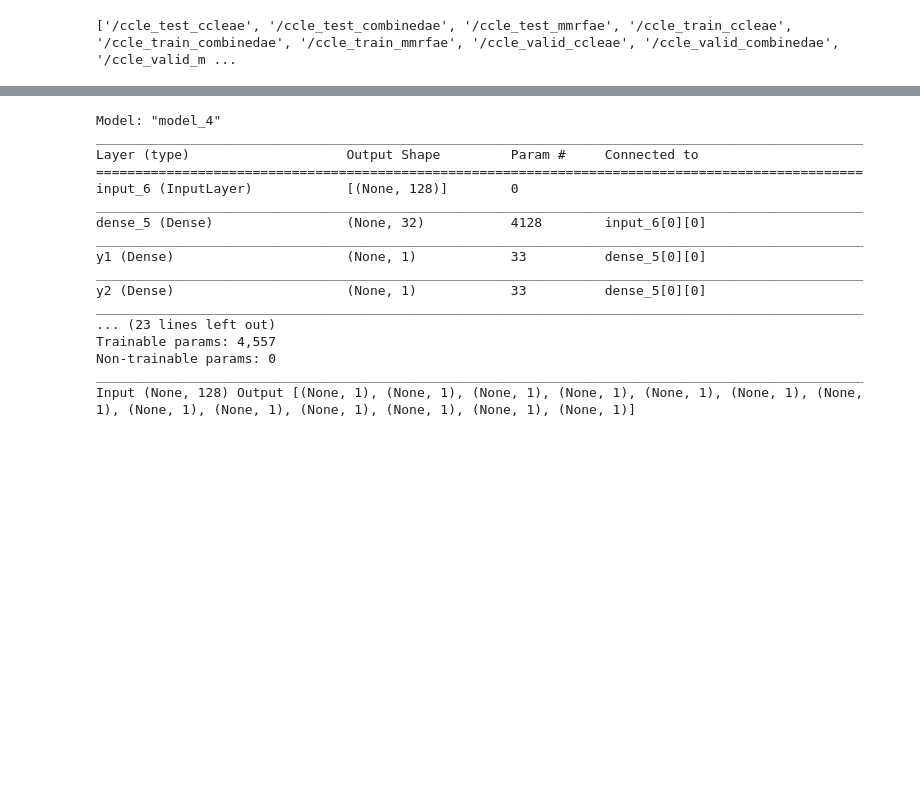
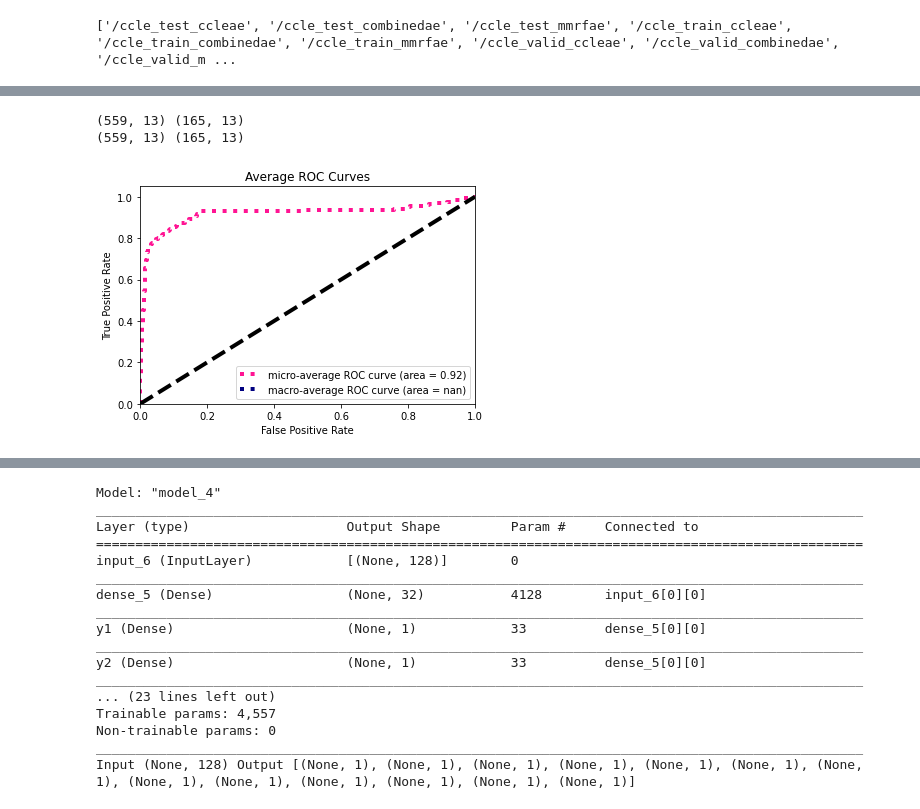
Before and after one commit to nalinimsingh/mm-cell_lines, a Jupyter notebook: AE_multiTaskNN.ipynb, the cells around one changed output, grey strips where cells are left out. Drawn from its saved outputs; the diff is of its cells as text; code cells hidden in the pictures; blank space fills up the shorter version.

```diff
--- a/AE_multiTaskNN.ipynb
+++ b/AE_multiTaskNN.ipynb
@@ -69,0 +69,7 @@ Y_train[:,1].shape
+# %%
+# onehot encode binary outcomes
+bY_train_oneHot = K.utils.to_categorical(bY_train, 2)
+bY_val_oneHot = K.utils.to_categorical(bY_val, 2)
+bY_test_oneHot = K.utils.to_categorical(bY_test, 2)
+
+print(bY_train_oneHot.shape, bY_val_oneHot.shape, bY_test_oneHot.shape)
@@ -190,0 +199,63 @@ Function call stack:
+# %%
+y_train_classifierPred = np.array(classifier.predict(X_train))[:,:,1]
+y_test_classifierPred = np.array(classifier.predict(X_test))[:,:,1]
+
+bY_test_true = bY_test_oneHot[:,:,1]
+bY_train_true = bY_train_oneHot[:,:,1]
+
+print(y_train_classifierPred.shape, y_test_classifierPred.shape)
+print(bY_train_true.shape, bY_test_true.shape)
+# %% [output]
+(559, 13) (165, 13)
+(559, 13) (165, 13)
+# %%
+n_classes = 13
+# Compute ROC curve and ROC area for each class
+fpr = dict()
+tpr = dict()
+roc_auc = dict()
+for i in range(n_classes):
+    fpr[i], tpr[i], _ = roc_curve(bY_test_true[:, i], y_test_classifierPred[:, i])
+    roc_auc[i] = auc(fpr[i], tpr[i])
+
+# Compute micro-average ROC curve and ROC area
+fpr["micro"], tpr["micro"], _ = roc_curve(bY_test_true.ravel(), y_test_classifierPred.ravel())
+roc_auc["micro"] = auc(fpr["micro"], tpr["micro"])
+# %%
+# First aggregate all false positive rates
+all_fpr = np.unique(np.concatenate([fpr[i] for i in range(n_classes)]))
+
+# Then interpolate all ROC curves at this points
+mean_tpr = np.zeros_like(all_fpr)
+for i in range(n_classes):
+    mean_tpr += np.interp(all_fpr, fpr[i], tpr[i])
+
+# Finally average it and compute AUC
+mean_tpr /= n_classes
+
+fpr["macro"] = all_fpr
+tpr["macro"] = mean_tpr
+roc_auc["macro"] = auc(fpr["macro"], tpr["macro"])
+
+# Plot all ROC curves
+plt.figure()
+plt.plot(fpr["micro"], tpr["micro"],
+         label='micro-average ROC curve (area = {0:0.2f})'
+               ''.format(roc_auc["micro"]),
+         color='deeppink', linestyle=':', linewidth=4)
+
+plt.plot(fpr["macro"], tpr["macro"],
+         label='macro-average ROC curve (area = {0:0.2f})'
+               ''.format(roc_auc["macro"]),
+         color='navy', linestyle=':', linewidth=4)
+
+plt.plot([0, 1], [0, 1], 'k--', lw=4)
+plt.xlim([0.0, 1.0])
+plt.ylim([0.0, 1.05])
+plt.xlabel('False Positive Rate')
+plt.ylabel('True Positive Rate')
+plt.title('Average ROC Curves')
+plt.legend(loc="lower right")
+plt.show()
+# %% [output]
+[figure, added]
```
Also changed, not shown: parts of 19 cells of this notebook.
